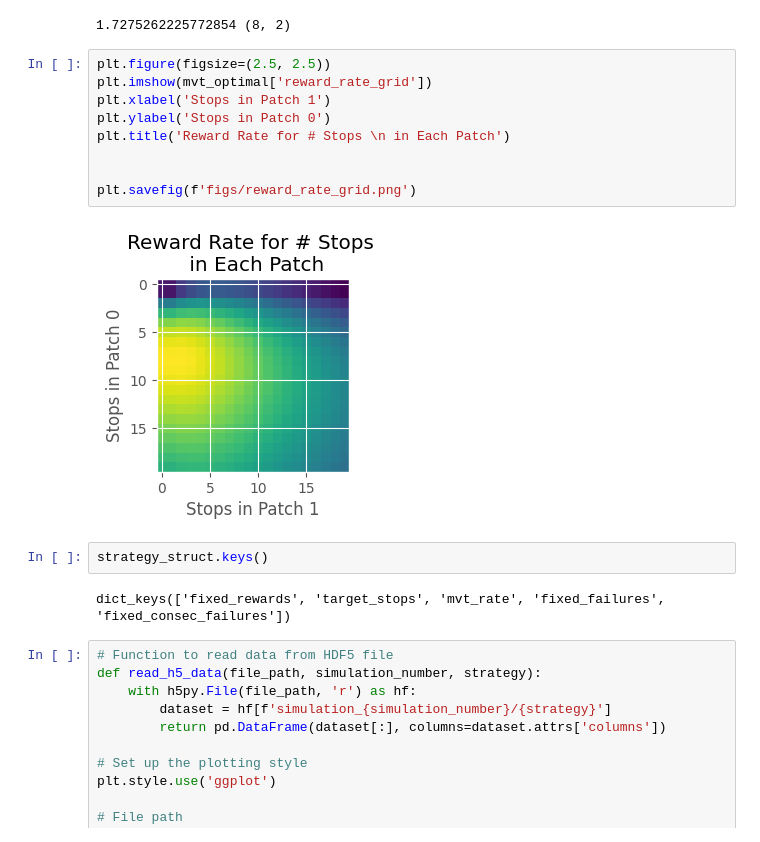
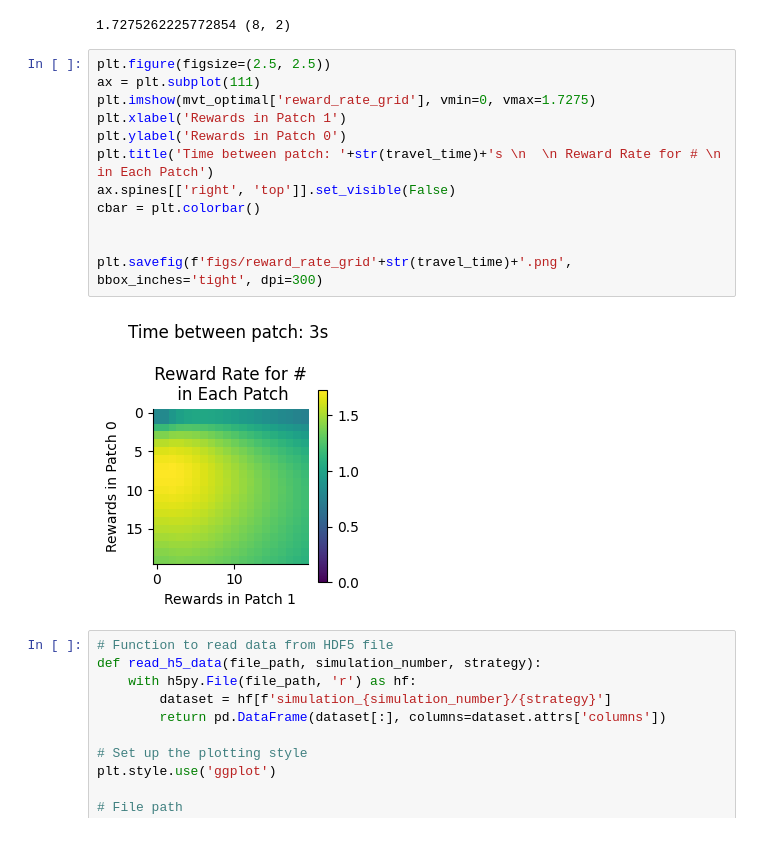
Before and after one commit to lauradriscoll/foraging-strategies, a Jupyter notebook: code/diff_strategies.ipynb, the cells around one changed output. Saved outputs shown, nothing was run; the diff lists cells and outputs as text.

Commit message:
data club figures

```diff
--- a/code/diff_strategies.ipynb
+++ b/code/diff_strategies.ipynb
@@ -82,19 +79,18 @@ print(mvt_optimal['max_reward_rate'],mvt_optimal['optimal_stops'])
 1.7275262225772854 (8, 2)
 # %%
 plt.figure(figsize=(2.5, 2.5))
-plt.imshow(mvt_optimal['reward_rate_grid'])
-plt.xlabel('Stops in Patch 1')
-plt.ylabel('Stops in Patch 0')
-plt.title('Reward Rate for # Stops \n in Each Patch')
+ax = plt.subplot(111)
+plt.imshow(mvt_optimal['reward_rate_grid'], vmin=0, vmax=1.7275)
+plt.xlabel('Rewards in Patch 1')
+plt.ylabel('Rewards in Patch 0')
+plt.title('Time between patch: '+str(travel_time)+'s \n  \n Reward Rate for # \n in Each Patch')
+ax.spines[['right', 'top']].set_visible(False)
+cbar = plt.colorbar()
 
 
-plt.savefig(f'figs/reward_rate_grid.png')
+plt.savefig(f'figs/reward_rate_grid'+str(travel_time)+'.png', bbox_inches='tight', dpi=300)
 # %% [output]
-[figure, old version]
+[figure, new version]
-# %%
-strategy_struct.keys()
-# %% [output]
-dict_keys(['fixed_rewards', 'target_stops', 'mvt_rate', 'fixed_failures', 'fixed_consec_failures'])
 # %%
 # Function to read data from HDF5 file
 def read_h5_data(file_path, simulation_number, strategy):
```
Also changed, not shown: parts of 7 cells of this notebook, 13 other files.
